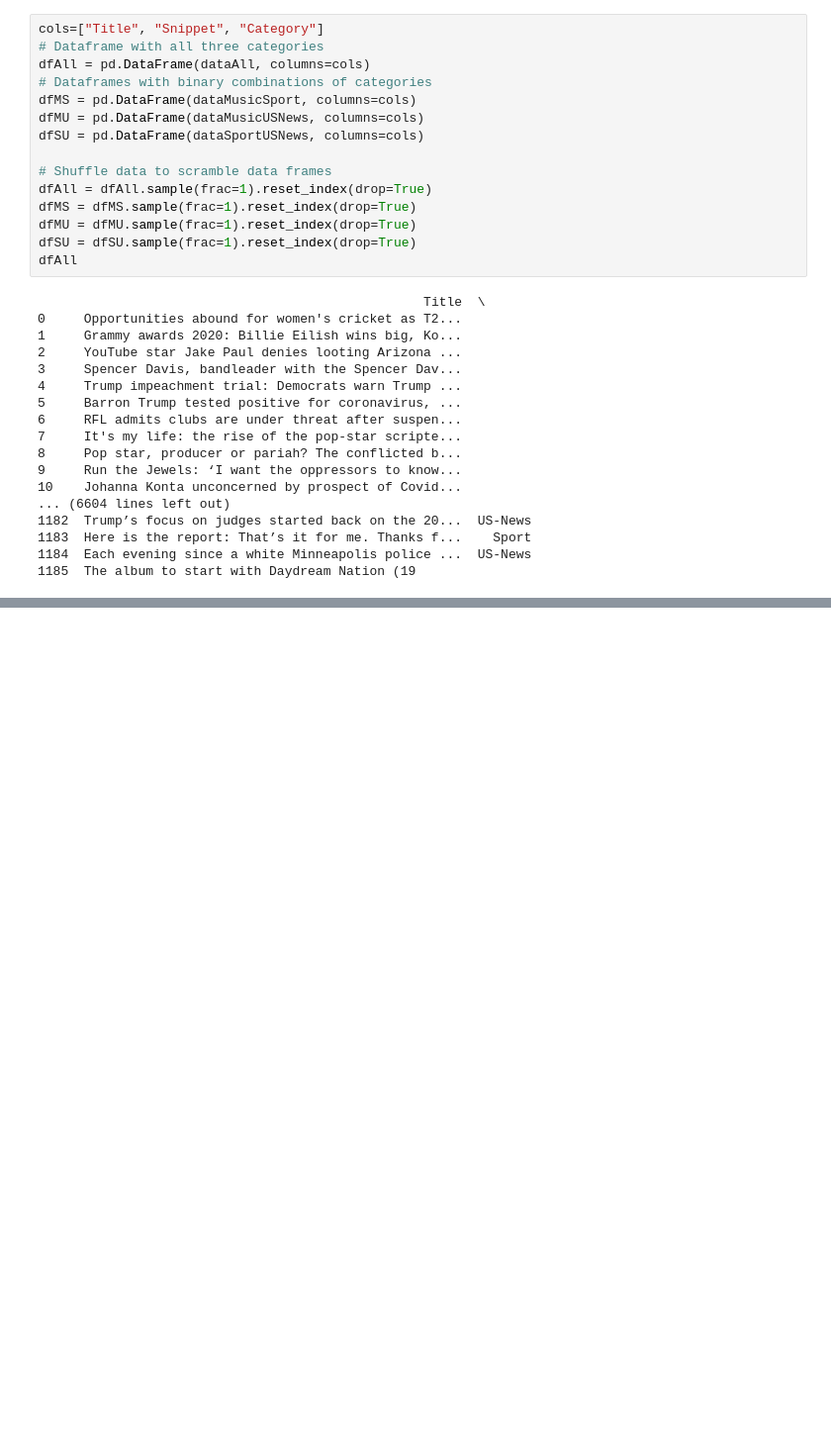
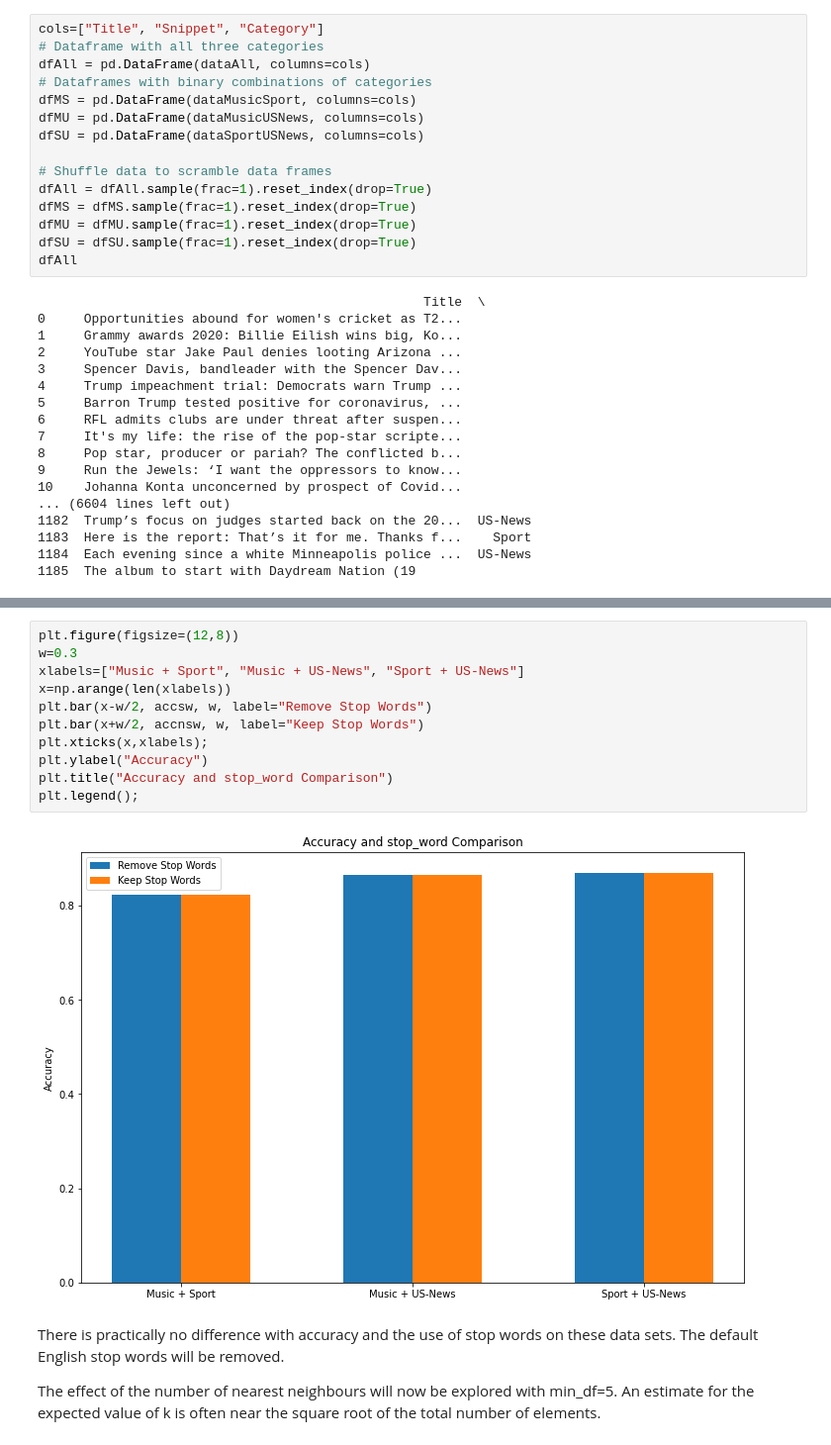
Before and after one commit to AdamJudge/ML_Article_Classification, a Jupyter notebook: assignment2.ipynb, the cells around one changed output, grey strips where cells are left out. Shown at 99% size. Cells and saved outputs as stored; diff of their text form; blank space fills up the shorter version.

```diff
--- a/assignment2.ipynb
+++ b/assignment2.ipynb
@@ -137,0 +293,17 @@ http://mlg.ucd.ie/modules/COMP41680/assignment2/month-jan-002.html
+# %%
+plt.figure(figsize=(12,8))
+w=0.3
+xlabels=["Music + Sport", "Music + US-News", "Sport + US-News"]
+x=np.arange(len(xlabels))
+plt.bar(x-w/2, accsw, w, label="Remove Stop Words")
+plt.bar(x+w/2, accnsw, w, label="Keep Stop Words")
+plt.xticks(x,xlabels);
+plt.ylabel("Accuracy")
+plt.title("Accuracy and stop_word Comparison")
+plt.legend();
+# %% [output]
+[figure, added]
+# %% [markdown]
+There is practically no difference with accuracy and the use of stop words on these data sets. The default English stop words will be removed.
+
+The effect of the number of nearest neighbours will now be explored with min_df=5. An estimate for the expected value of k is often near the square root of the total number of elements.
```
Also changed, not shown: parts of 26 cells of this notebook.
